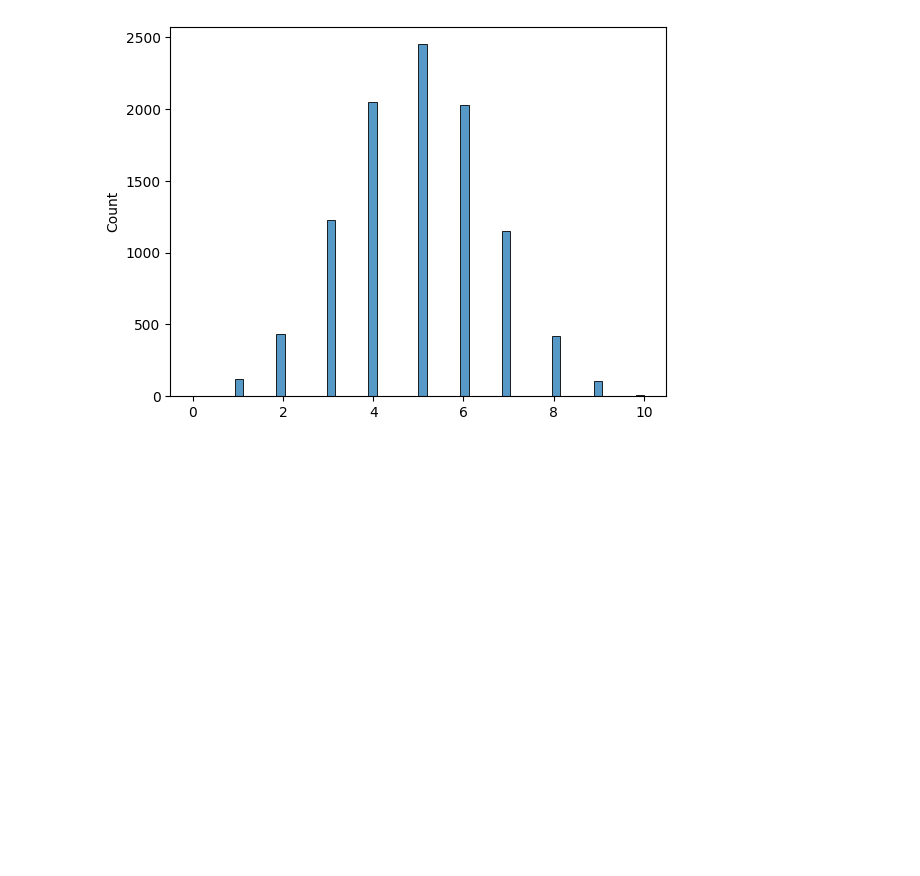
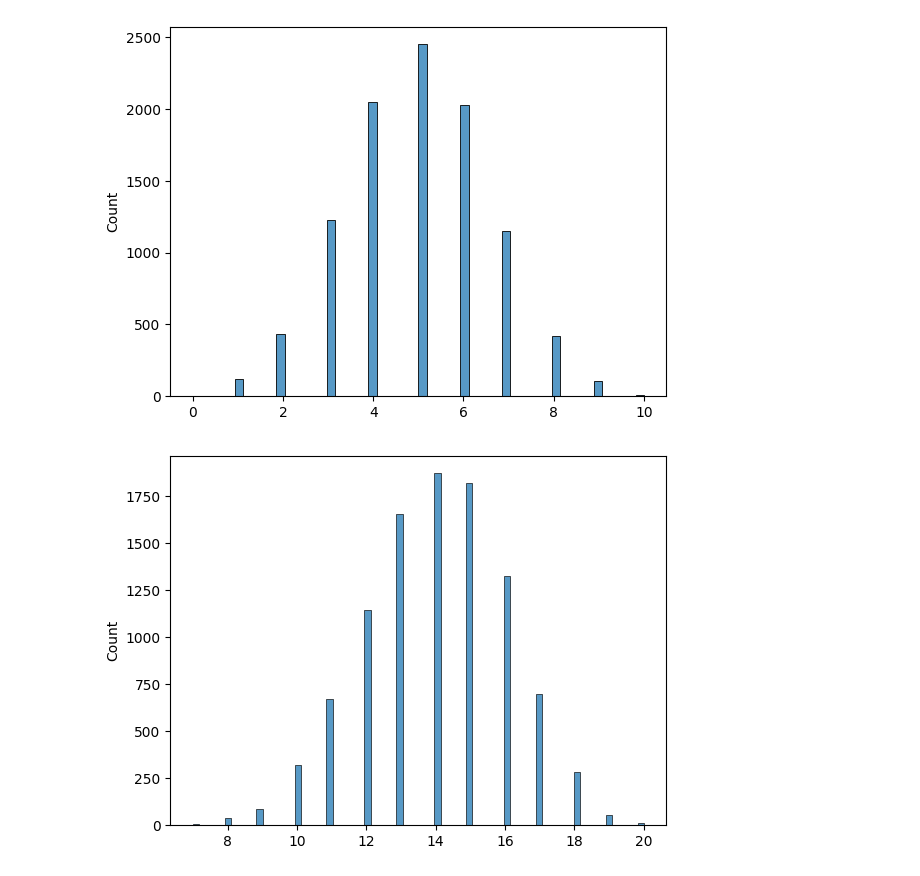
Before and after one commit to wahidali4321/python-for-machine-learning, a Jupyter notebook: Untitled-1.ipynb, the cells around one changed output. Saved outputs shown, nothing was run; the diff lists cells and outputs as text; code cells hidden in the pictures; blank space fills up the shorter version.

```diff
--- a/Untitled-1.ipynb
+++ b/Untitled-1.ipynb
@@ -810,3 +810,9 @@ sns.histplot(x)
 plt.show()
 # %% [output]
 [figure]
+# %%
+m = random.binomial(n = 20 , p= 0.7 , size= 10000)
+sns.histplot(m)
+plt.show()
+# %% [output]
+[figure, added]
```
